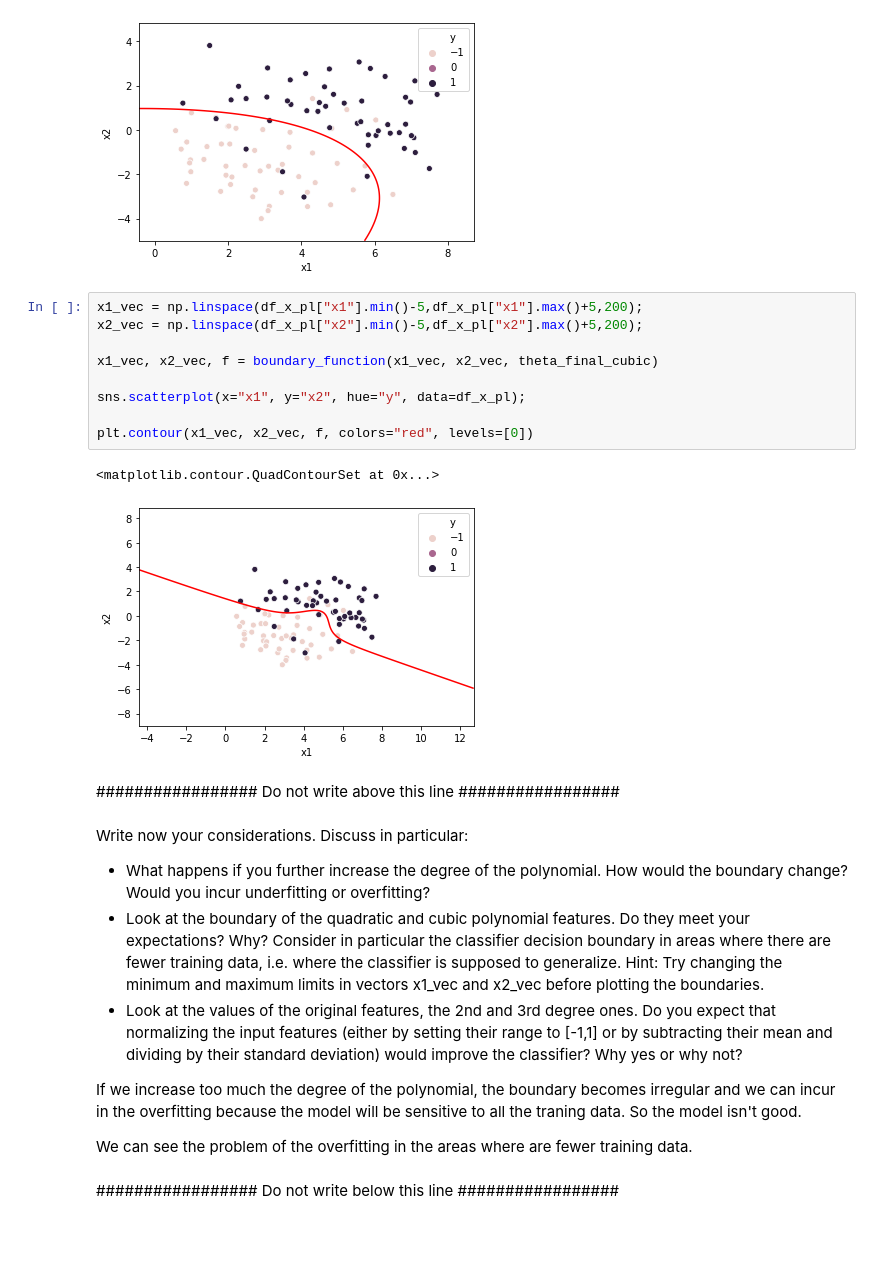
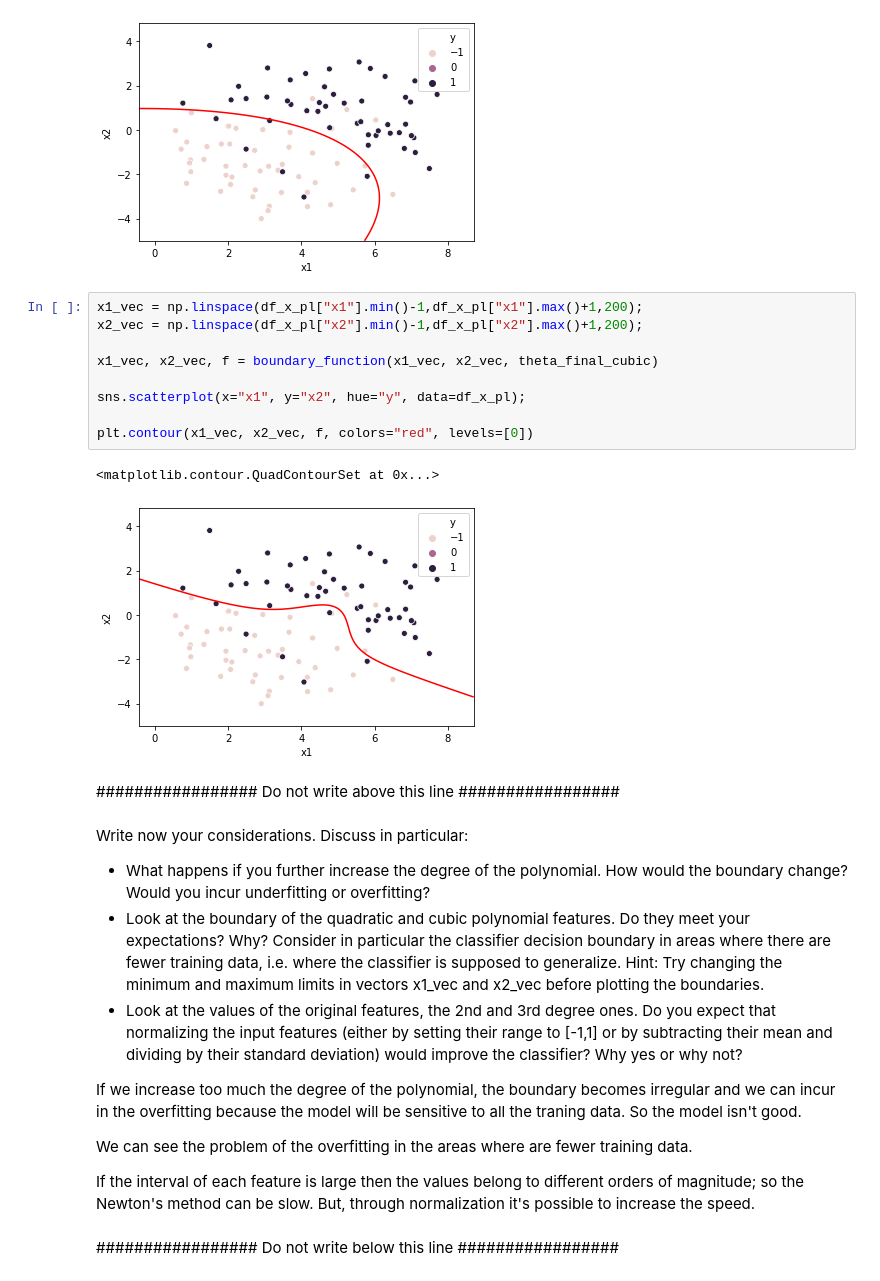
Before and after one commit to andrea-gasparini/foundations-data-science-assignments, a Jupyter notebook: homework2/FDS_Exercise_2.ipynb, the cells around one changed output. Saved outputs shown, nothing was run; the diff lists cells and outputs as text; blank space fills up the shorter version.

```diff
--- a/homework2/FDS_Exercise_2.ipynb
+++ b/homework2/FDS_Exercise_2.ipynb
@@ -594,17 +594,17 @@ plt.contour(x1_vec, x2_vec, f, colors="red", levels=[0])
 <matplotlib.contour.QuadContourSet at 0x...>
 [figure]
 # %%
-x1_vec = np.linspace(df_x_pl["x1"].min()-5,df_x_pl["x1"].max()+5,200);
-x2_vec = np.linspace(df_x_pl["x2"].min()-5,df_x_pl["x2"].max()+5,200);
+x1_vec = np.linspace(df_x_pl["x1"].min()-1,df_x_pl["x1"].max()+1,200);
+x2_vec = np.linspace(df_x_pl["x2"].min()-1,df_x_pl["x2"].max()+1,200);
 
 x1_vec, x2_vec, f = boundary_function(x1_vec, x2_vec, theta_final_cubic)
 
 sns.scatterplot(x="x1", y="x2", hue="y", data=df_x_pl);
 
 plt.contour(x1_vec, x2_vec, f, colors="red", levels=[0])
 # %% [output]
 <matplotlib.contour.QuadContourSet at 0x...>
-[figure, old version]
+[figure, new version]
 # %% [markdown]
 ################# Do not write above this line #################
 # %% [markdown]
@@ -617,6 +617,8 @@ Write now your considerations. Discuss in particular:
 If we increase too much the degree of the polynomial, the boundary becomes irregular and we can incur in the overfitting because the model will be sensitive to all the traning data. So the model isn't good.
 
 We can see the problem of the overfitting in the areas where are fewer training data.
+
+If the interval of each feature is large then the values belong to different orders of magnitude; so the Newton's method can be slow. But, through normalization it's possible to increase the speed.
 # %% [markdown]
 ################# Do not write below this line #################
 # %% [markdown]
```
